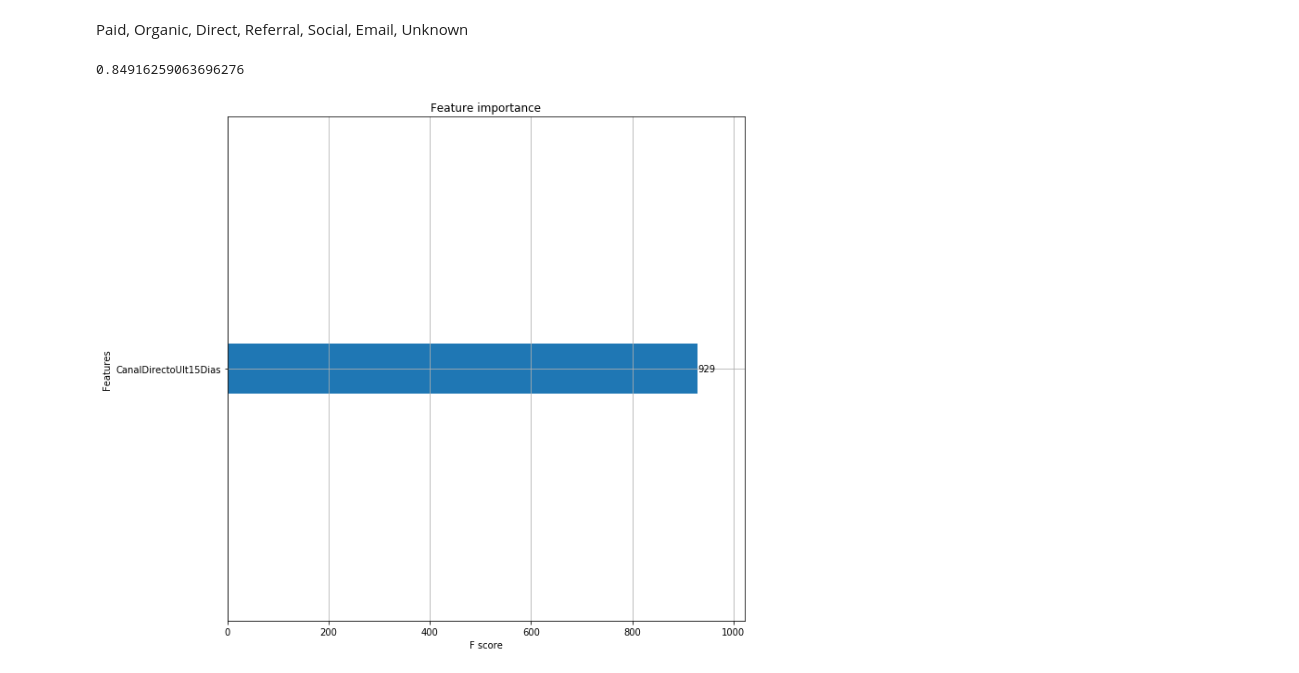
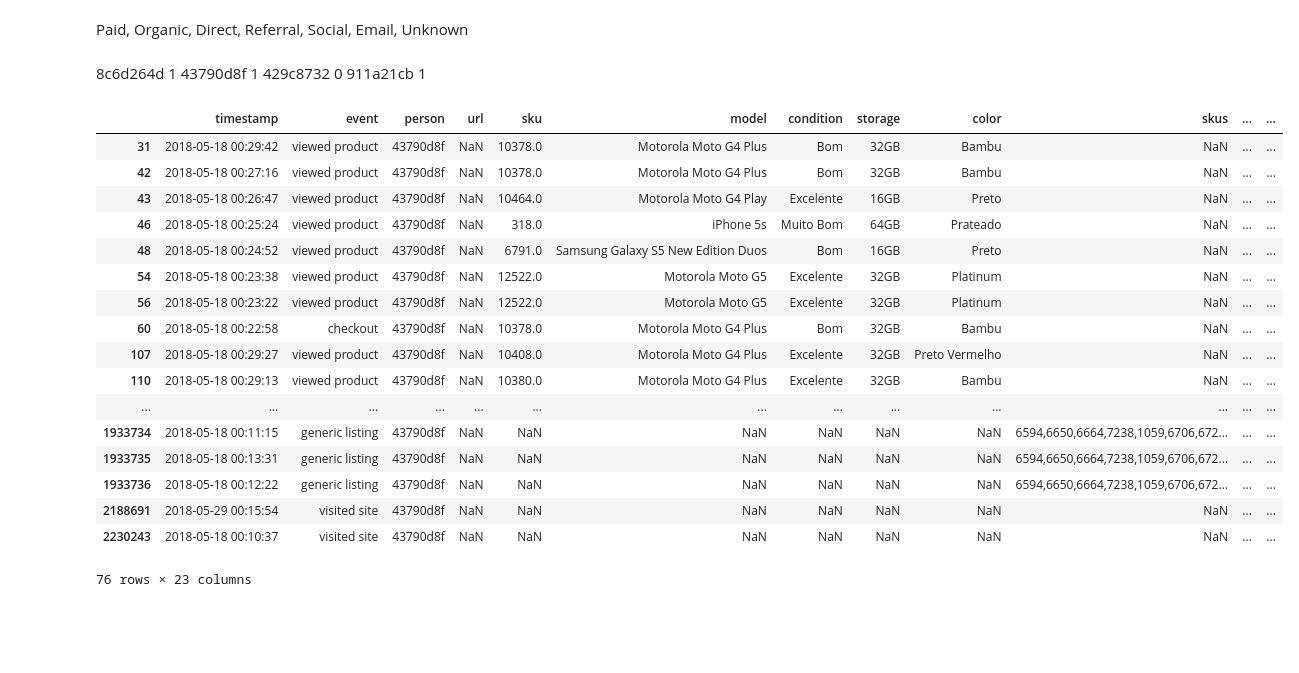
Before and after one commit to facuub/TP2, a Jupyter notebook: Predecir Compras.ipynb, the cells around one changed output. Drawn from its saved outputs; the diff is of its cells as text; code cells hidden in the pictures; blank space fills up the shorter version.

```diff
--- a/Predecir Compras.ipynb
+++ b/Predecir Compras.ipynb
@@ -132,13 +241,3 @@ X_train, X_test, y_train, y_test = train_test_split(X, y, test_size=0.2, random_
-# %%
-xg_reg = xgb.XGBRegressor(objective ='reg:linear',
-                            colsample_bytree = 0.3, learning_rate = 0.05,
-                            max_depth = 4, alpha = 10, n_estimators = 180)
-xg_reg.fit(X_train,y_train)
-preds = xg_reg.predict(X_test)
-#preds[preds < 0.009] = 0
-roc_auc_score(y_test, preds)
-# %% [output]
-0.84916259063696276
 # %%
 kaggle = pd.read_csv('trocafone_kaggle_test.csv', low_memory = False)
 kaggle = kaggle.set_index('person')
@@ -148,10 +247,26 @@ predsSubmit[predsSubmit < 0 ] = 0
 predsSubmit[predsSubmit > 1] = 1
 dfPredictorSubmit['label'] = predsSubmit
 dfPredictorSubmit['label'].to_frame().to_csv('submit.csv')
-# %%
-
-xgb.plot_importance(xg_reg)
-plt.rcParams['figure.figsize'] = [10, 10]
-plt.show()
-# %% [output]
-[figure, removed]
+# %% [markdown]
+8c6d264d 1 43790d8f 1 429c8732 0 911a21cb 1
+# %%
+df.loc[df['person'] == '43790d8f']
+# %% [output]
+|  | timestamp | event | person | url | sku | model | condition | storage | color | skus | ... | ... |
+| 31 | 2018-05-18 00:29:42 | viewed product | 43790d8f | NaN | 10378.0 | Motorola Moto G4 Plus | Bom | 32GB | Bambu | NaN | ... | ... |
+| 42 | 2018-05-18 00:27:16 | viewed product | 43790d8f | NaN | 10378.0 | Motorola Moto G4 Plus | Bom | 32GB | Bambu | NaN | ... | ... |
+| 43 | 2018-05-18 00:26:47 | viewed product | 43790d8f | NaN | 10464.0 | Motorola Moto G4 Play | Excelente | 16GB | Preto | NaN | ... | ... |
+| 46 | 2018-05-18 00:25:24 | viewed product | 43790d8f | NaN | 318.0 | iPhone 5s | Muito Bom | 64GB | Prateado | NaN | ... | ... |
+| 48 | 2018-05-18 00:24:52 | viewed product | 43790d8f | NaN | 6791.0 | Samsung Galaxy S5 New Edition Duos | Bom | 16GB | Preto | NaN | ... | ... |
+| 54 | 2018-05-18 00:23:38 | viewed product | 43790d8f | NaN | 12522.0 | Motorola Moto G5 | Excelente | 32GB | Platinum | NaN | ... | ... |
+| 56 | 2018-05-18 00:23:22 | viewed product | 43790d8f | NaN | 12522.0 | Motorola Moto G5 | Excelente | 32GB | Platinum | NaN | ... | ... |
+| 60 | 2018-05-18 00:22:58 | checkout | 43790d8f | NaN | 10378.0 | Motorola Moto G4 Plus | Bom | 32GB | Bambu | NaN | ... | ... |
+| 107 | 2018-05-18 00:29:27 | viewed product | 43790d8f | NaN | 10408.0 | Motorola Moto G4 Plus | Excelente | 32GB | Preto Vermelho | NaN | ... | ... |
+| 110 | 2018-05-18 00:29:13 | viewed product | 43790d8f | NaN | 10380.0 | Motorola Moto G4 Plus | Excelente | 32GB | Bambu | NaN | ... | ... |
+| ... | ... | ... | ... | ... | ... | ... | ... | ... | ... | ... | ... | ... |
+| 1933734 | 2018-05-18 00:11:15 | generic listing | 43790d8f | NaN | NaN | NaN | NaN | NaN | NaN | 6594,6650,6664,7238,1059,6706,672... | ... | ... |
+| 1933735 | 2018-05-18 00:13:31 | generic listing | 43790d8f | NaN | NaN | NaN | NaN | NaN | NaN | 6594,6650,6664,7238,1059,6706,672... | ... | ... |
+| 1933736 | 2018-05-18 00:12:22 | generic listing | 43790d8f | NaN | NaN | NaN | NaN | NaN | NaN | 6594,6650,6664,7238,1059,6706,672... | ... | ... |
+| 2188691 | 2018-05-29 00:15:54 | visited site | 43790d8f | NaN | NaN | NaN | NaN | NaN | NaN | NaN | ... | ... |
+| 2230243 | 2018-05-18 00:10:37 | visited site | 43790d8f | NaN | NaN | NaN | NaN | NaN | NaN | NaN | ... | ... |
+76 rows × 23 columns
```
Also changed, not shown: parts of 10 cells of this notebook, 1 other file.
